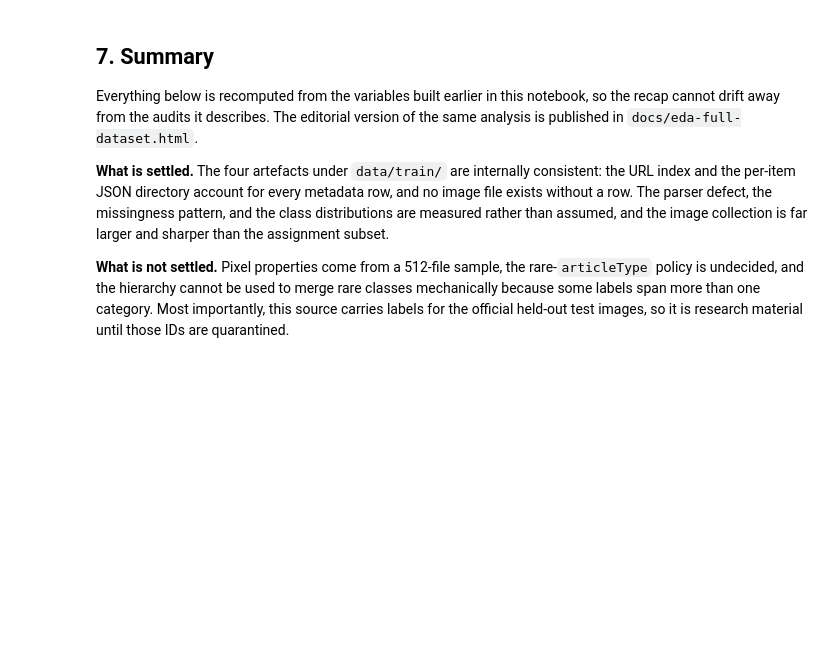
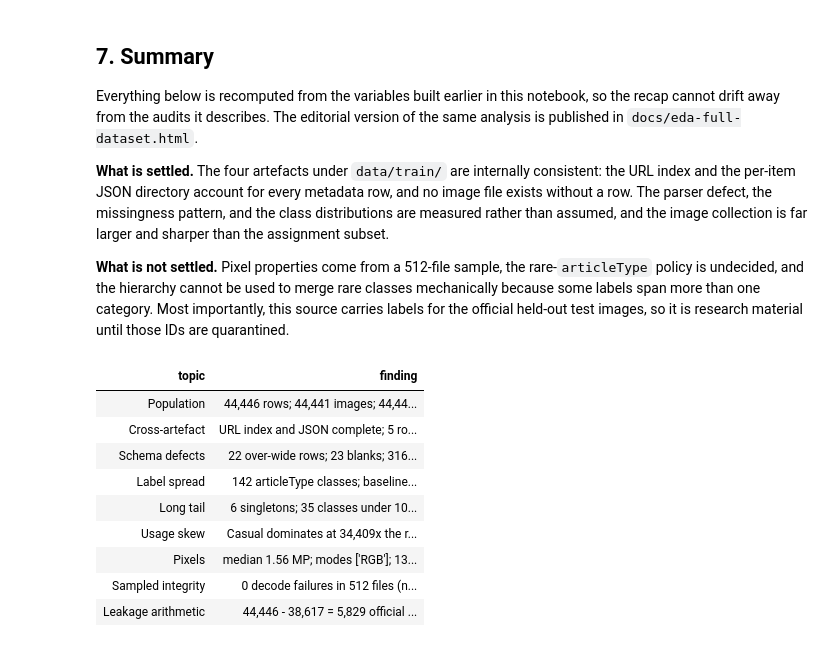
Before and after one commit to TrnLin/MLA2, a Jupyter notebook: notebooks/00_eda_full_dataset.ipynb, the cells around one changed output. Drawn from its saved outputs; the diff is of its cells as text; code cells hidden in the pictures; blank space fills up the shorter version.

```diff
--- a/notebooks/00_eda_full_dataset.ipynb
+++ b/notebooks/00_eda_full_dataset.ipynb
@@ -422,3 +422,44 @@ Everything below is recomputed from the variables built earlier in this notebook
 **What is settled.** The four artefacts under `data/train/` are internally consistent: the URL index and the per-item JSON directory account for every metadata row, and no image file exists without a row. The parser defect, the missingness pattern, and the class distributions are measured rather than assumed, and the image collection is far larger and sharper than the assignment subset.
 
 **What is not settled.** Pixel properties come from a 512-file sample, the rare-`articleType` policy is undecided, and the hierarchy cannot be used to merge rare classes mechanically because some labels span more than one category. Most importantly, this source carries labels for the official held-out test images, so it is research material until those IDs are quarantined.
+# %%
+overflow_rows = max(schema_audit.phantom_nonempty_counts.values(), default=0)
+blank_cells = sum(schema_audit.blank_counts.values())
+top10_share = article_distribution.head(10)["count"].sum() / len(usable_styles)
+singletons = int(article_distribution["count"].eq(1).sum())
+thin_classes = int(article_distribution["count"].lt(10).sum())
+usage_imbalance = target_summaries.set_index("target").loc["usage", "imbalance_ratio"]
+baselines = target_summaries["majority_accuracy"]
+sampled_modes = sorted(image_sample["mode"].dropna().unique())
+test_row_delta = len(styles) - OFFICIAL_TRAIN_METADATA_ROWS
+
+summary = pd.DataFrame(
+    [
+        ("Population", f"{len(styles):,} rows; {len(image_inventory):,} images; {len(usable_styles):,} usable"),
+        ("Cross-artefact", f"URL index and JSON complete; {len(missing_image_ids)} rows lack a JPG"),
+        ("Schema defects", f"{overflow_rows} over-wide rows; {blank_cells} blanks; {schema_audit.literal_na_usage_count} literal 'NA'"),
+        ("Label spread", f"{len(article_distribution):,} articleType classes; baselines {baselines.min():.1%}-{baselines.max():.1%}"),
+        ("Long tail", f"{singletons} singletons; {thin_classes} classes under 10; top 10 hold {top10_share:.1%}"),
+        ("Usage skew", f"Casual dominates at {usage_imbalance:,.0f}x the rarest usage label"),
+        ("Pixels", f"median {image_sample['megapixels'].median():.2f} MP; modes {sampled_modes}; {image_inventory['bytes'].sum() / 1024**3:.1f} GiB"),
+        ("Sampled integrity", f"{len(sample_errors)} decode failures in {len(image_sample):,} files (not exhaustive)"),
+        ("Leakage arithmetic", f"{len(styles):,} - {OFFICIAL_TRAIN_METADATA_ROWS:,} = {test_row_delta:,} official test rows"),
+    ],
+    columns=["topic", "finding"],
+)
+
+assert test_row_delta == OFFICIAL_TEST_IMAGE_ROWS
+assert summary["finding"].str.len().max() < 100, "keep findings readable without truncation"
+
+summary.style.hide(axis="index")
+# %% [output]
+| topic | finding |
+| Population | 44,446 rows; 44,441 images; 44,44... |
+| Cross-artefact | URL index and JSON complete; 5 ro... |
+| Schema defects | 22 over-wide rows; 23 blanks; 316... |
+| Label spread | 142 articleType classes; baseline... |
+| Long tail | 6 singletons; 35 classes under 10... |
+| Usage skew | Casual dominates at 34,409x the r... |
+| Pixels | median 1.56 MP; modes ['RGB']; 13... |
+| Sampled integrity | 0 decode failures in 512 files (n... |
+| Leakage arithmetic | 44,446 - 38,617 = 5,829 official ... |
```
Also changed, not shown: parts of 1 cell of this notebook.
